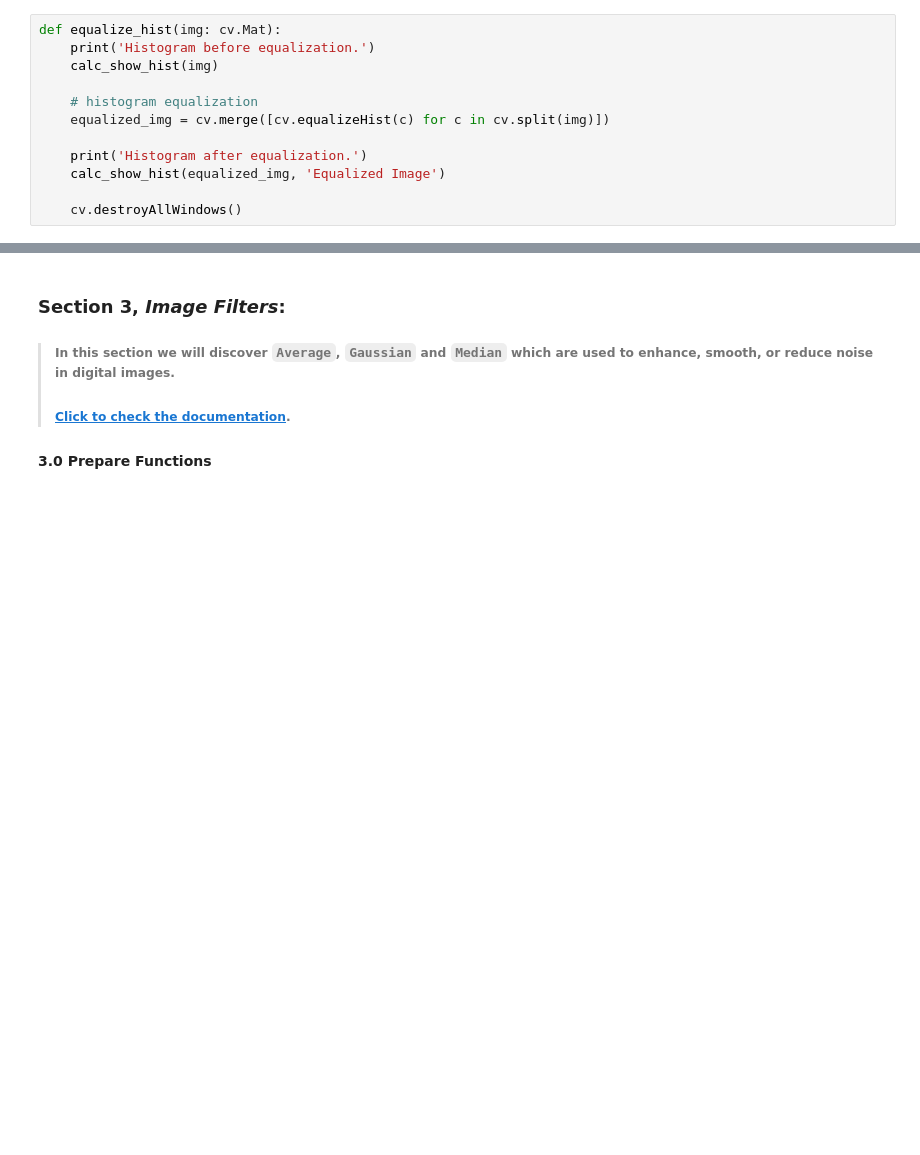
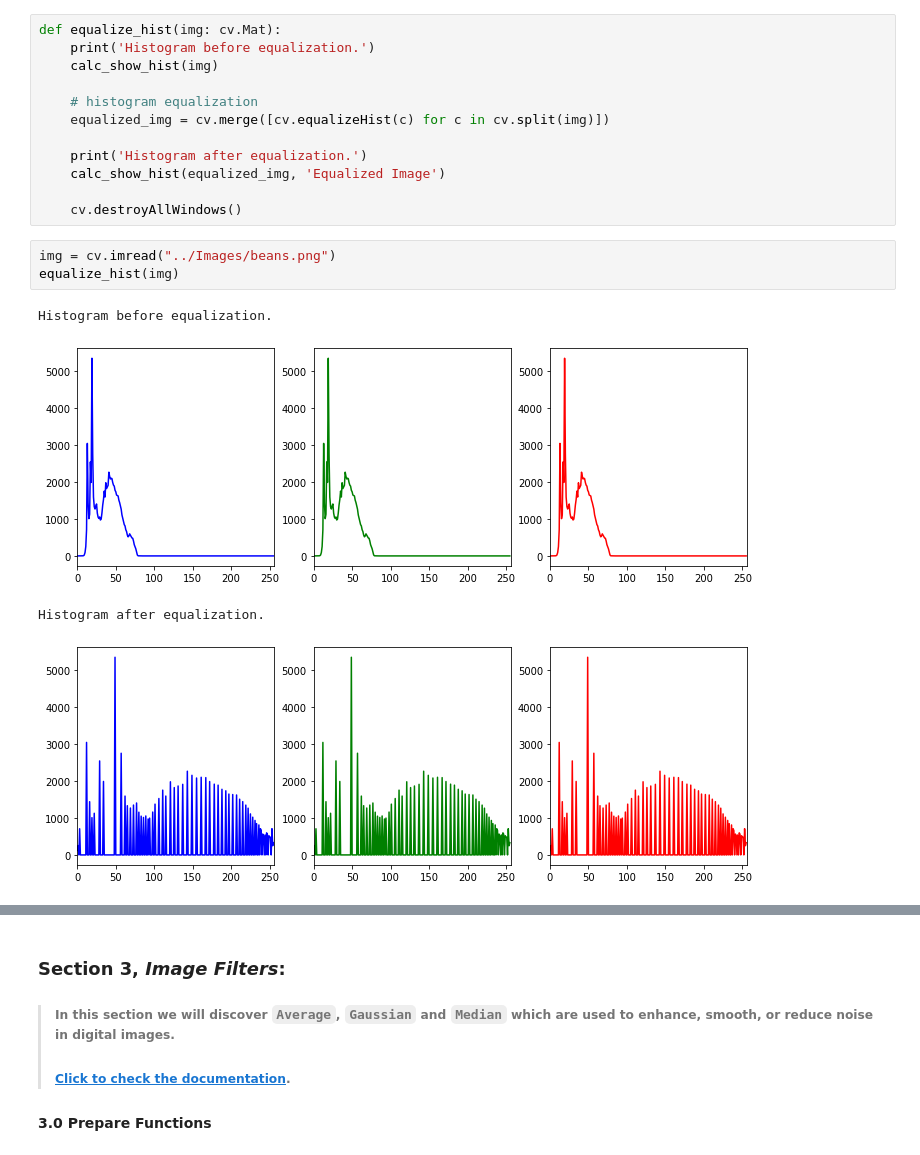
Before and after one commit to RaedSbenaty/CV-DU-Course, a Jupyter notebook: Notebooks/CV_Lab2_Histogram_and_Filtering.ipynb, the cells around one changed output, grey strips where cells are left out. Drawn from its saved outputs; the diff is of its cells as text; blank space fills up the shorter version.

```diff
--- a/Notebooks/CV_Lab2_Histogram_and_Filtering.ipynb
+++ b/Notebooks/CV_Lab2_Histogram_and_Filtering.ipynb
@@ -215,6 +219,14 @@ def equalize_hist(img: cv.Mat):
     calc_show_hist(equalized_img, 'Equalized Image')
 
     cv.destroyAllWindows()
+# %%
+img = cv.imread("../Images/beans.png")
+equalize_hist(img)
+# %% [output]
+Histogram before equalization.
+[figure, added]
+Histogram after equalization.
+[figure, added]
 # %%
 img = cv.imread("../Images/bird.png")
 equalize_hist(img)
```
Also changed, not shown: parts of 8 cells of this notebook, 2 other files.
